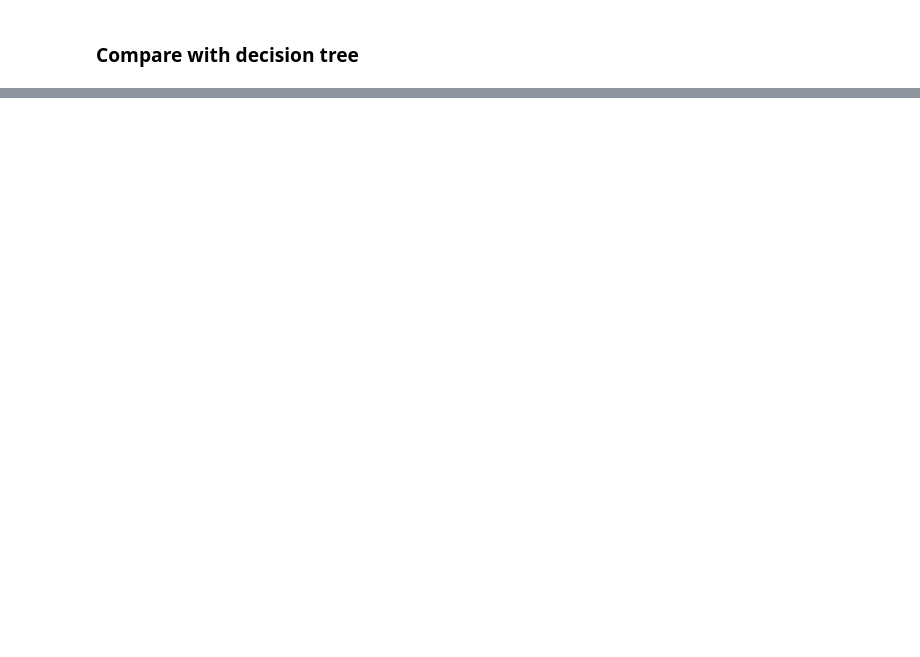
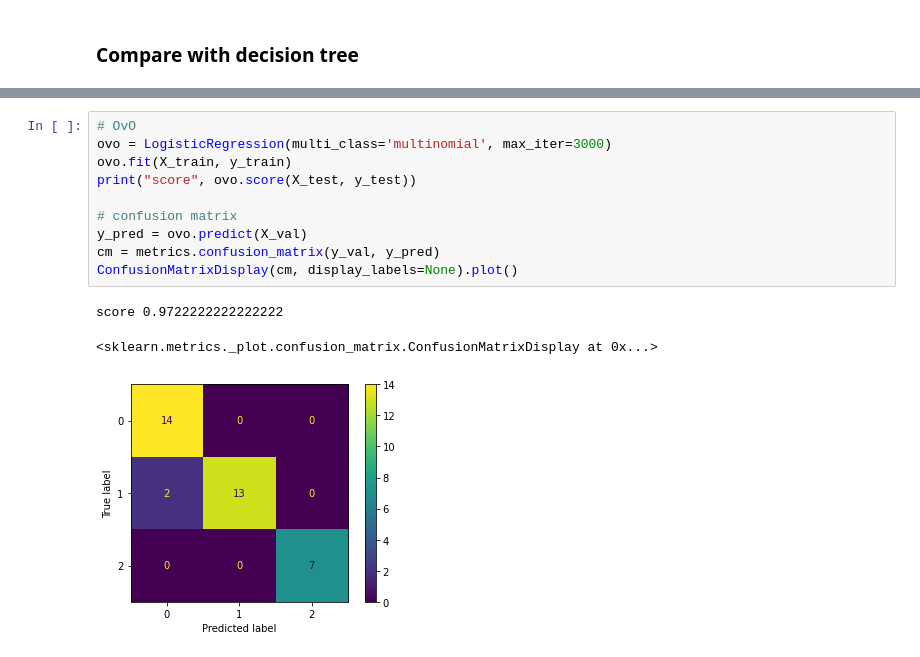
Before and after one commit to arnaud18o5/SI4-machinelearning, a Jupyter notebook: TPRegression.ipynb, the cells around one changed output, grey strips where cells are left out. Drawn from its saved outputs; the diff is of its cells as text; blank space fills up the shorter version.

```diff
--- a/TPRegression.ipynb
+++ b/TPRegression.ipynb
@@ -91,0 +139,14 @@ score 0.9665738161559888
+# %%
+# OvO
+ovo = LogisticRegression(multi_class='multinomial', max_iter=3000)
+ovo.fit(X_train, y_train)
+print("score", ovo.score(X_test, y_test))
+
+# confusion matrix
+y_pred = ovo.predict(X_val)
+cm = metrics.confusion_matrix(y_val, y_pred)
+ConfusionMatrixDisplay(cm, display_labels=None).plot()
+# %% [output]
+score 0.9722222222222222
+<sklearn.metrics._plot.confusion_matrix.ConfusionMatrixDisplay at 0x...>
+[figure, added]
```
Also changed, not shown: parts of 8 cells of this notebook.
